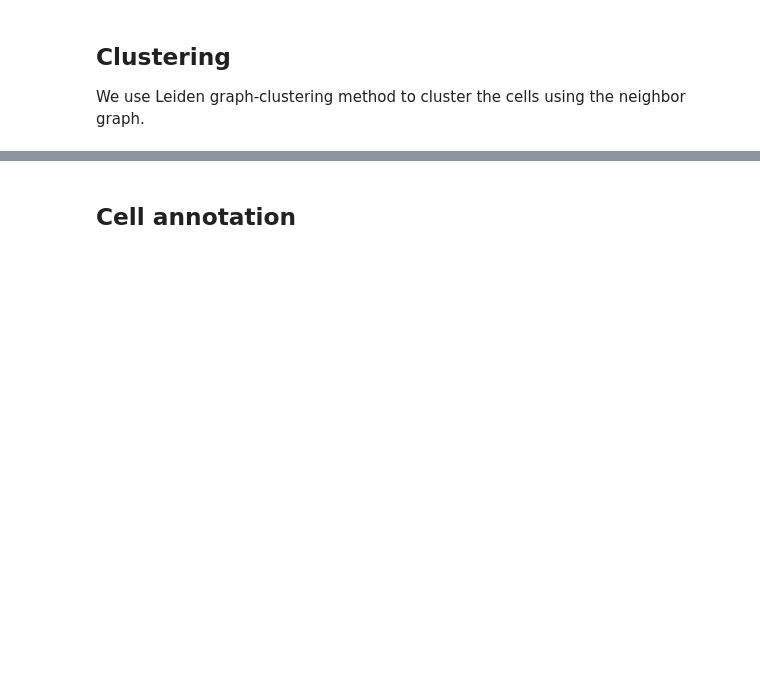
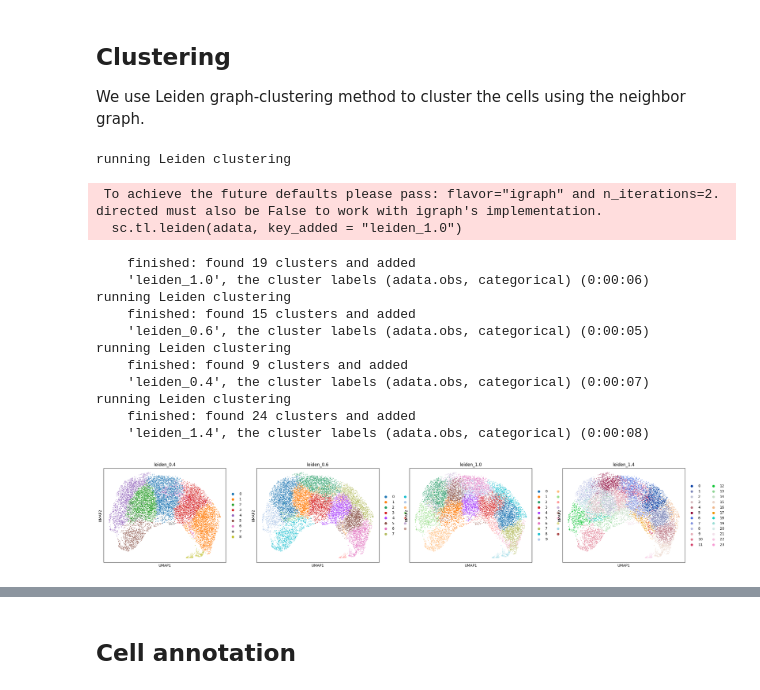
Before and after one commit to swarnalidasgupta/Stem-cell-function-and-disease-progression-in-muscular-dystrophy-using-injured-mouse-model, a Jupyter notebook: processing.ipynb, the cells around one changed output, grey strips where cells are left out. Saved outputs shown, nothing was run; the diff lists cells and outputs as text; code cells hidden in the pictures; blank space fills up the shorter version.

Commit message:
Clustering

```diff
--- a/processing.ipynb
+++ b/processing.ipynb
@@ -304,0 +298,23 @@ sc.pl.umap(
+# %%
+sc.tl.leiden(adata, key_added = "leiden_1.0")
+sc.tl.leiden(adata, resolution = 0.6, key_added = "leiden_0.6")
+sc.tl.leiden(adata, resolution = 0.4, key_added = "leiden_0.4")
+sc.tl.leiden(adata, resolution = 1.4, key_added = "leiden_1.4")
+# Visualize
+sc.pl.umap(adata, color=['leiden_0.4', 'leiden_0.6', 'leiden_1.0','leiden_1.4'])
+# %% [output]
+running Leiden clustering
+ To achieve the future defaults please pass: flavor="igraph" and n_iterations=2.  directed must also be False to work with igraph's implementation.
+  sc.tl.leiden(adata, key_added = "leiden_1.0")
+    finished: found 19 clusters and added
+    'leiden_1.0', the cluster labels (adata.obs, categorical) (0:00:06)
+running Leiden clustering
+    finished: found 15 clusters and added
+    'leiden_0.6', the cluster labels (adata.obs, categorical) (0:00:05)
+running Leiden clustering
+    finished: found 9 clusters and added
+    'leiden_0.4', the cluster labels (adata.obs, categorical) (0:00:07)
+running Leiden clustering
+    finished: found 24 clusters and added
+    'leiden_1.4', the cluster labels (adata.obs, categorical) (0:00:08)
+[figure, added]
```
Also changed, not shown: parts of 5 cells of this notebook.
